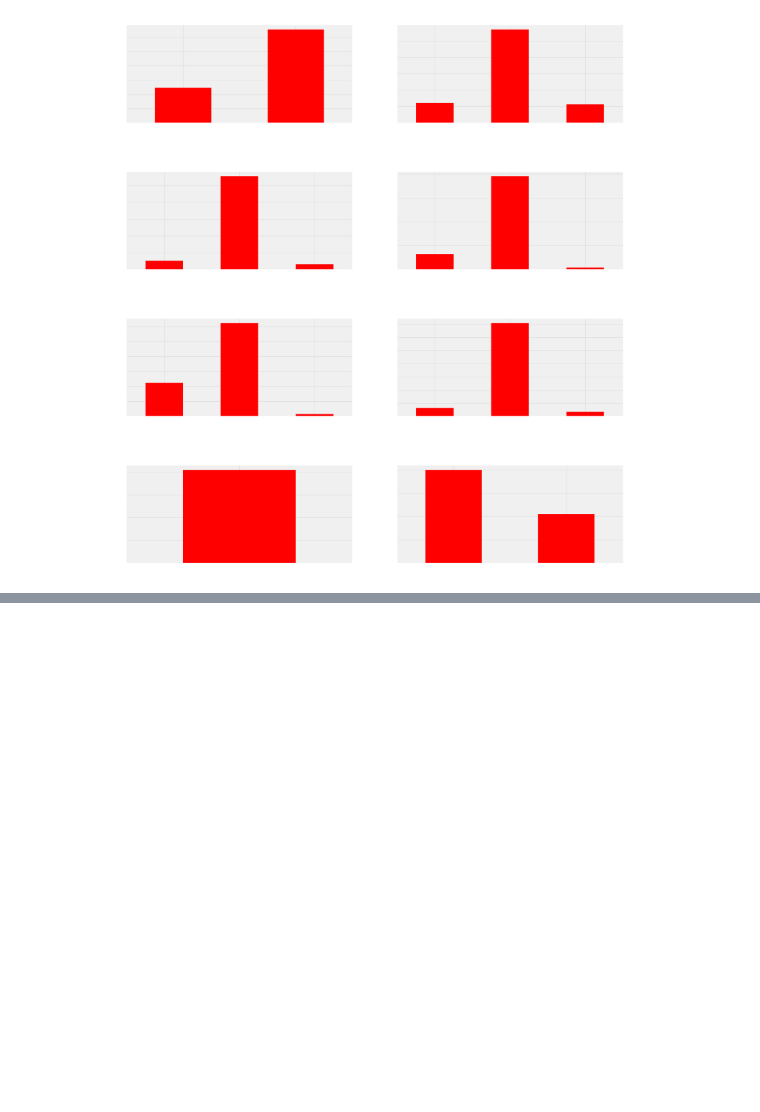
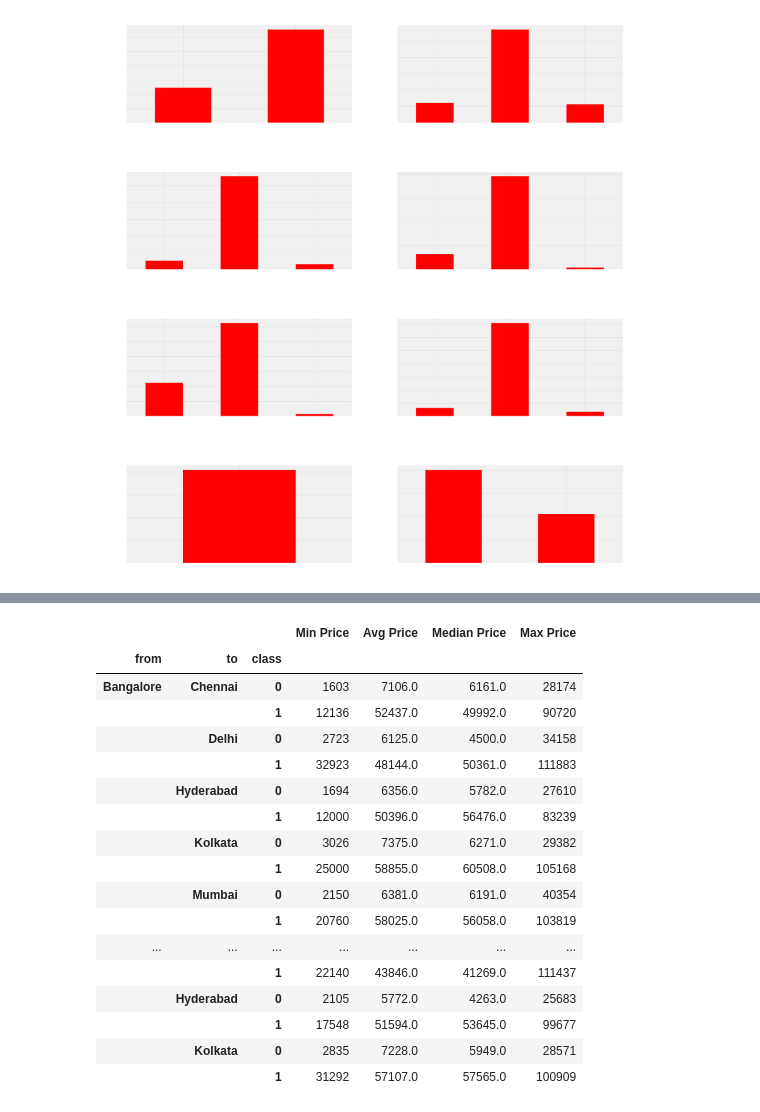
Before and after one commit to deepbdoshi/Flight-Price-Prediction, a Jupyter notebook: Flight Price Prediction.ipynb, the cells around one changed output, grey strips where cells are left out. Saved outputs shown, nothing was run; the diff lists cells and outputs as text; code cells hidden in the pictures; blank space fills up the shorter version.

```diff
--- a/Flight Price Prediction.ipynb
+++ b/Flight Price Prediction.ipynb
@@ -611,0 +635,24 @@ for i in range(nrows):
+# %%
+clean_created_df.groupby(['from', 'to', 'class'])['price'].agg([('Min Price', 'min'),
+                                                  ('Avg Price', lambda x: np.round(np.mean(x))),
+                                                  ('Median Price', np.median),
+                                                  ('Max Price', 'max')])
+# %% [output]
+|  |  |  | Min Price | Avg Price | Median Price | Max Price |
+| from | to | class |  |  |  |  |
+| Bangalore | Chennai | 0 | 1603 | 7106.0 | 6161.0 | 28174 |
+|  |  | 1 | 12136 | 52437.0 | 49992.0 | 90720 |
+|  | Delhi | 0 | 2723 | 6125.0 | 4500.0 | 34158 |
+|  |  | 1 | 32923 | 48144.0 | 50361.0 | 111883 |
+|  | Hyderabad | 0 | 1694 | 6356.0 | 5782.0 | 27610 |
+|  |  | 1 | 12000 | 50396.0 | 56476.0 | 83239 |
+|  | Kolkata | 0 | 3026 | 7375.0 | 6271.0 | 29382 |
+|  |  | 1 | 25000 | 58855.0 | 60508.0 | 105168 |
+|  | Mumbai | 0 | 2150 | 6381.0 | 6191.0 | 40354 |
+|  |  | 1 | 20760 | 58025.0 | 56058.0 | 103819 |
+| ... | ... | ... | ... | ... | ... | ... |
+|  |  | 1 | 22140 | 43846.0 | 41269.0 | 111437 |
+|  | Hyderabad | 0 | 2105 | 5772.0 | 4263.0 | 25683 |
+|  |  | 1 | 17548 | 51594.0 | 53645.0 | 99677 |
+|  | Kolkata | 0 | 2835 | 7228.0 | 5949.0 | 28571 |
+|  |  | 1 | 31292 | 57107.0 | 57565.0 | 100909 |
```
Also changed, not shown: parts of 22 cells of this notebook.
